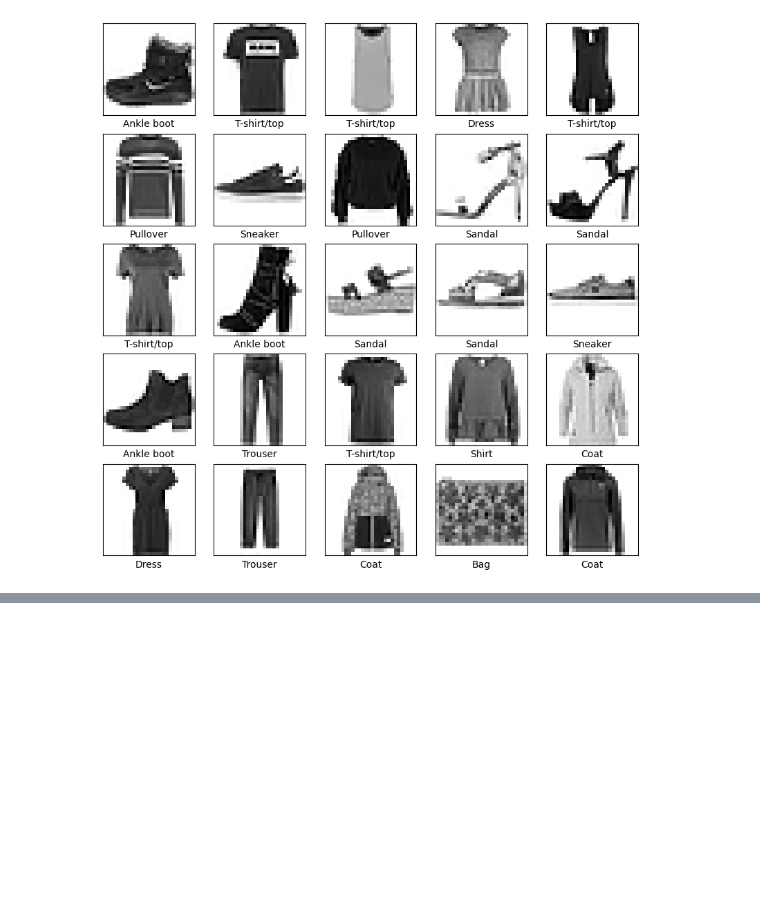
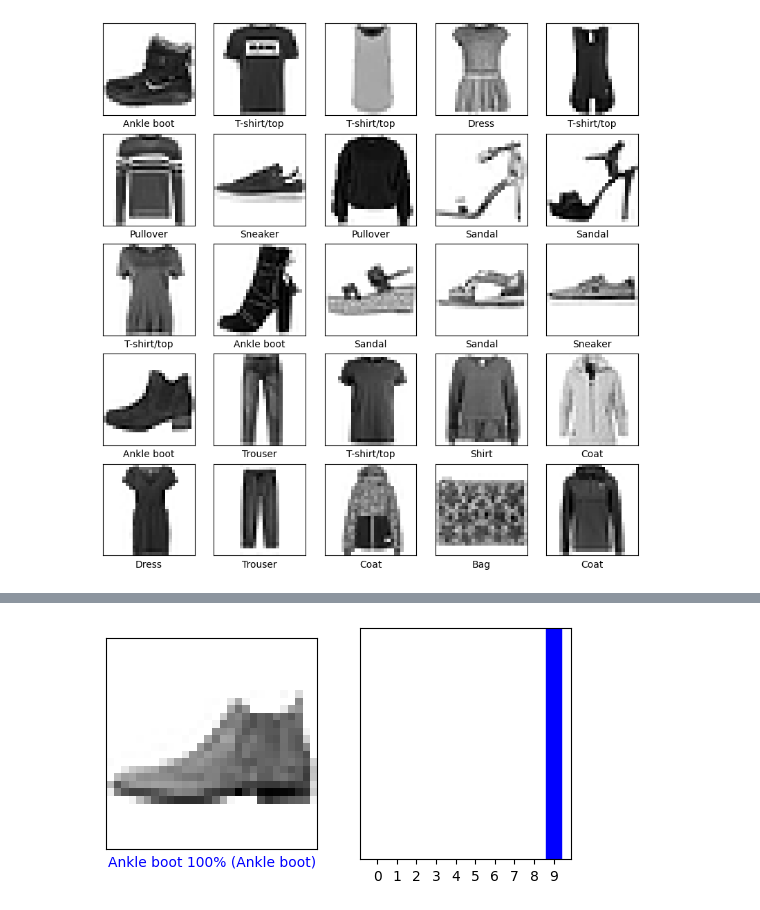
Before and after one commit to KabirLiaquat/KabirLiaquat, a Jupyter notebook: exercises/machine-learning/neural-networks/deep_neural_networks.ipynb, the cells around one changed output, grey strips where cells are left out. Cells and saved outputs as stored; diff of their text form; code cells hidden in the pictures; blank space fills up the shorter version.

```diff
--- a/exercises/machine-learning/neural-networks/deep_neural_networks.ipynb
+++ b/exercises/machine-learning/neural-networks/deep_neural_networks.ipynb
@@ -72,6 +63,14 @@ plt.show()
 #Building the model
 model = tf.keras.Sequential([
     tf.keras.layers.Flatten(input_shape=(28, 28)),
-    tf.keras.layers.Dense(128, activation='relu'),
+    tf.keras.layers.Dense(256, activation='relu'),
     tf.keras.layers.Dense(10)
 ])
+# %%
+#compile model
+#validation
+model.compile(optimizer='adam',
+              loss=tf.keras.losses.SparseCategoricalCrossentropy(from_logits=True),
+              metrics=['accuracy'])
+# %%
+model.fit(train_images, train_labels, epochs=30)
@@ -77,0 +145,11 @@ model = tf.keras.Sequential([
+# %%
+#verify prediction
+i = 0
+plt.figure(figsize=(6,3))
+plt.subplot(1,2,1)
+plot_image(i, predictions[i], test_labels, test_images)
+plt.subplot(1,2,2)
+plot_value_array(i, predictions[i],  test_labels)
+plt.show()
+# %% [output]
+[figure, added]
```
Also changed, not shown: parts of 6 cells of this notebook.
